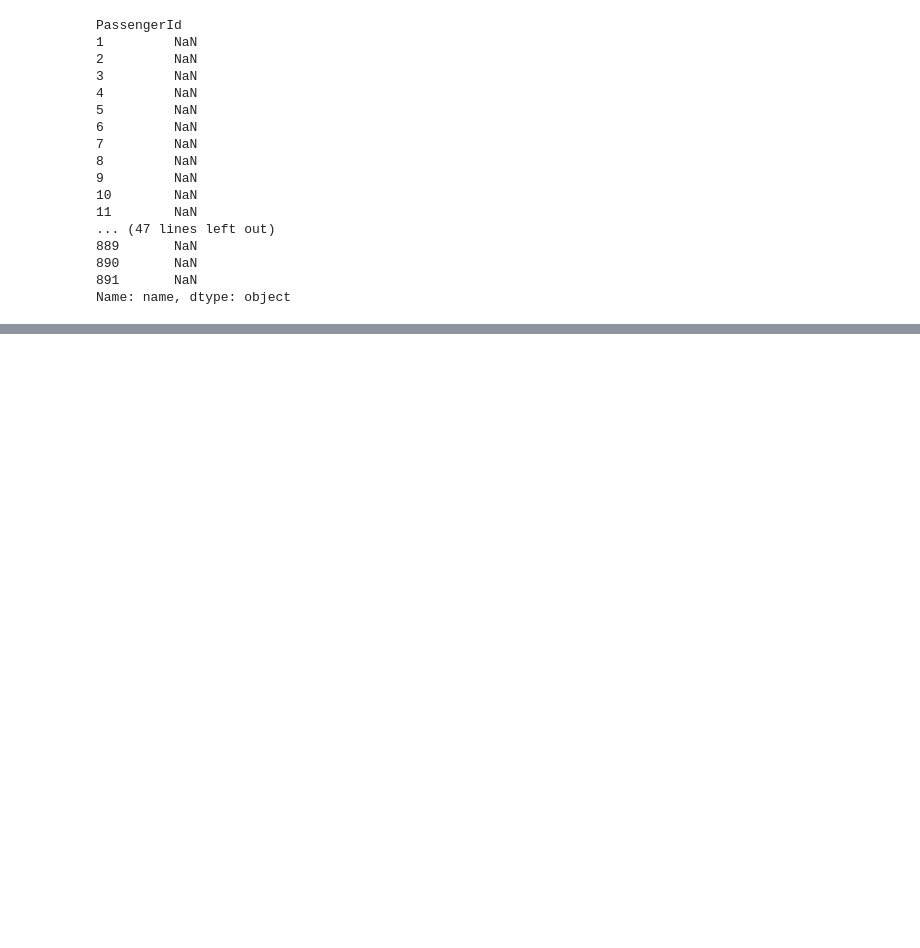
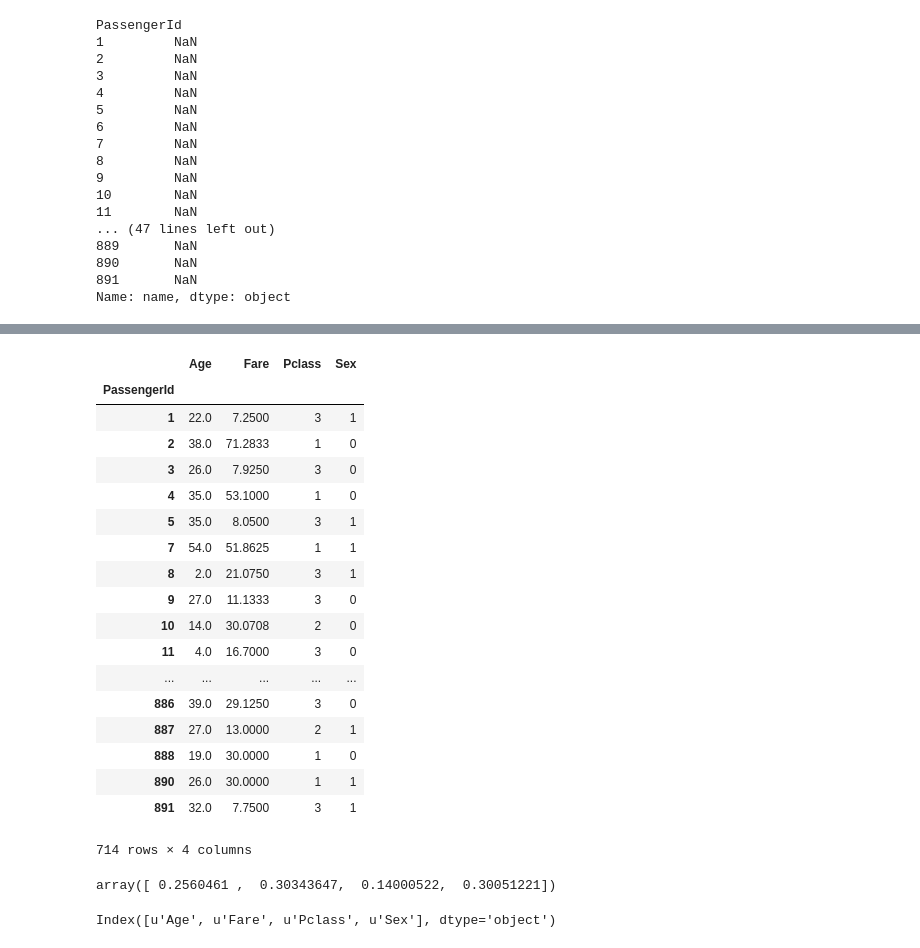
Before and after one commit to nuzhdov/ml_class, a Jupyter notebook: ml_intro/week1/Data preprocessing by pandas.ipynb, the cells around one changed output, grey strips where cells are left out. Saved outputs shown, nothing was run; the diff lists cells and outputs as text; code cells hidden in the pictures; blank space fills up the shorter version.

Commit message:
Decision Tree Classifier for determining features' importances

```diff
--- a/ml_intro/week1/Data preprocessing by pandas.ipynb
+++ b/ml_intro/week1/Data preprocessing by pandas.ipynb
@@ -186,0 +190,8 @@ Name: Name, dtype: object
+# %%
+df = pandas.DataFrame({
+        'Pclass': data.Pclass,
+        'Fare': data.Fare,
+        'Age': data.Age,
+        'Sex': data.Sex,
+        'Survived': data.Survived,
+})
@@ -186,0 +213,42 @@ Name: Name, dtype: object
+# %%
+import numpy as np
+from sklearn.tree import DecisionTreeClassifier
+df.Sex=df.Sex.apply(lambda x: 1 if x=='male' else 0)
+df = df.dropna(axis=0)
+# %%
+survived = pandas.DataFrame({'Survived': df.Survived})
+trainDf = df.drop('Survived', 1)
+trainDf
+# %% [output]
+|  | Age | Fare | Pclass | Sex |
+| PassengerId |  |  |  |  |
+| 1 | 22.0 | 7.2500 | 3 | 1 |
+| 2 | 38.0 | 71.2833 | 1 | 0 |
+| 3 | 26.0 | 7.9250 | 3 | 0 |
+| 4 | 35.0 | 53.1000 | 1 | 0 |
+| 5 | 35.0 | 8.0500 | 3 | 1 |
+| 7 | 54.0 | 51.8625 | 1 | 1 |
+| 8 | 2.0 | 21.0750 | 3 | 1 |
+| 9 | 27.0 | 11.1333 | 3 | 0 |
+| 10 | 14.0 | 30.0708 | 2 | 0 |
+| 11 | 4.0 | 16.7000 | 3 | 0 |
+| ... | ... | ... | ... | ... |
+| 886 | 39.0 | 29.1250 | 3 | 0 |
+| 887 | 27.0 | 13.0000 | 2 | 1 |
+| 888 | 19.0 | 30.0000 | 1 | 0 |
+| 890 | 26.0 | 30.0000 | 1 | 1 |
+| 891 | 32.0 | 7.7500 | 3 | 1 |
+714 rows × 4 columns
+# %%
+classes = survived.as_matrix()
+train = trainDf.as_matrix()
+clf = DecisionTreeClassifier(random_state=241)
+clf.fit(train, classes)
+importances = clf.feature_importances_
+importances
+# %% [output]
+array([ 0.2560461 ,  0.30343647,  0.14000522,  0.30051221])
+# %%
+trainDf.columns
+# %% [output]
+Index([u'Age', u'Fare', u'Pclass', u'Sex'], dtype='object')
```
Also changed, not shown: parts of 9 cells of this notebook, 1 other file.
